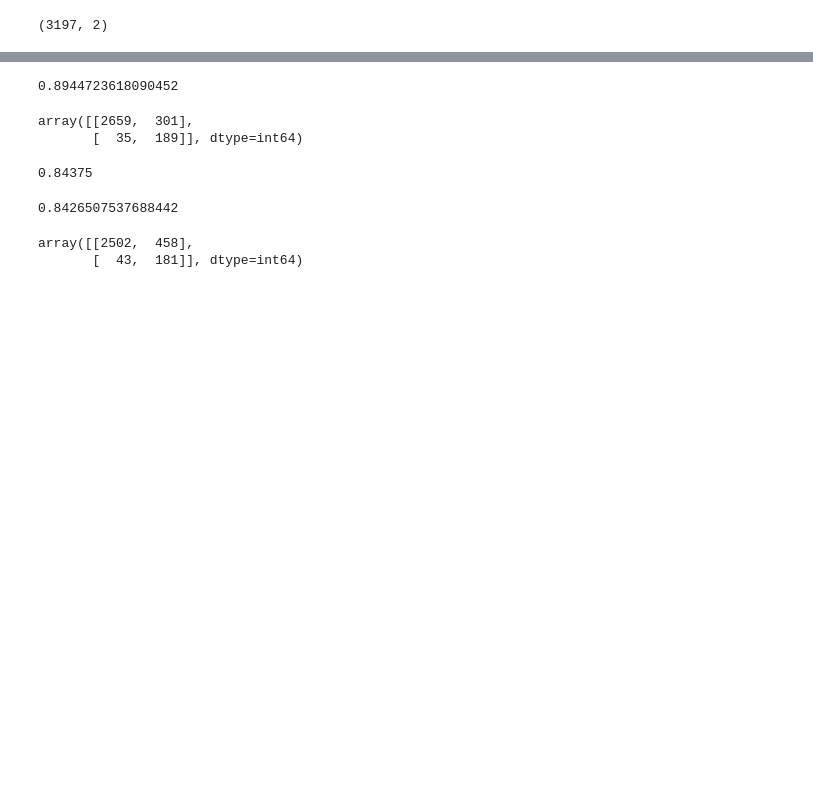
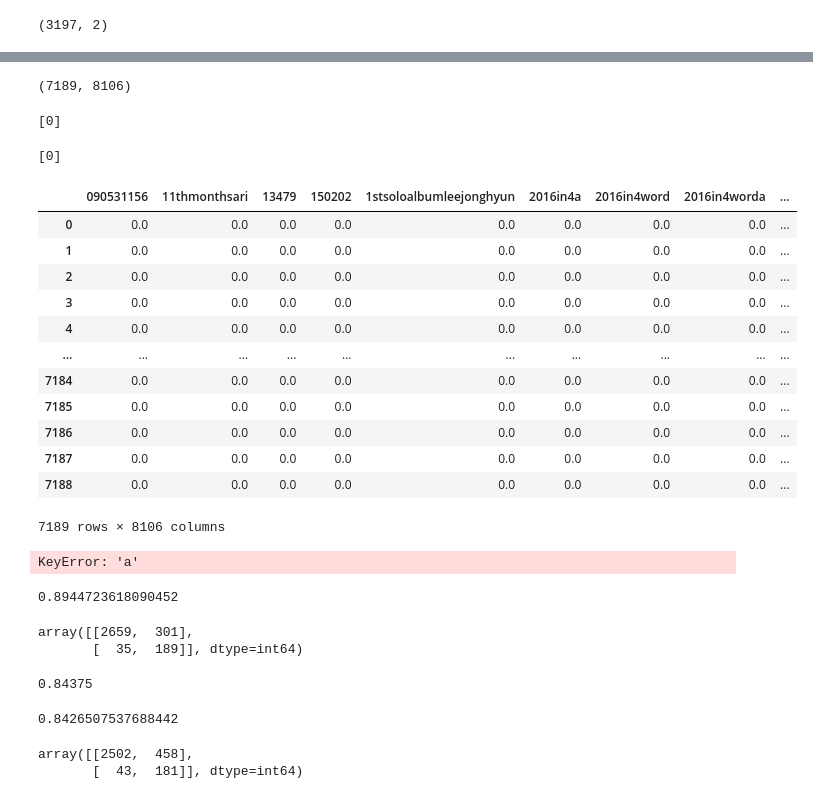
Before and after one commit to algostrat/sentimentAnalysis, a Jupyter notebook: notebook_abuse_model/Final working code - Copy.ipynb, the cells around one changed output, grey strips where cells are left out. Drawn from its saved outputs; the diff is of its cells as text; code cells hidden in the pictures; blank space fills up the shorter version.

```diff
--- a/notebook_abuse_model/Final working code - Copy.ipynb
+++ b/notebook_abuse_model/Final working code - Copy.ipynb
@@ -402,0 +521,4 @@ plt.axvline(0.5, linestyle='dashed')
+# %%
+X.shape
+# %% [output]
+(7189, 8106)
@@ -402,0 +527,9 @@ plt.axvline(0.5, linestyle='dashed')
+# %%
+#testing on a hateful instance
+X_train_hate_test = X_train_hate
+X_train_hate_test = X_train_hate_test.drop(['labelxyz'], axis = 1)
+X_train_hate_test.iloc[[0]]
+yhat = log_reg.predict(X_train_hate_test.iloc[[19]])
+print(yhat)
+# %% [output]
+[0]
@@ -403,3 +584,33 @@ plt.axvline(0.5, linestyle='dashed')
+# %%
+print(yhat)
+# %% [output]
+[0]
+# %%
+vectorizer = TfidfVectorizer() #i have this
+X = vectorizer.fit_transform(corpus) # i have this
+feature_names = vectorizer.get_feature_names() # i have this
+dense = X.todense()
+denselist = dense.tolist()
+df2 = pd.DataFrame(denselist, columns=feature_names)
+df2
+# %% [output]
+|  | 090531156 | 11thmonthsari | 13479 | 150202 | 1stsoloalbumleejonghyun | 2016in4a | 2016in4word | 2016in4worda | ... |
+| 0 | 0.0 | 0.0 | 0.0 | 0.0 | 0.0 | 0.0 | 0.0 | 0.0 | ... |
+| 1 | 0.0 | 0.0 | 0.0 | 0.0 | 0.0 | 0.0 | 0.0 | 0.0 | ... |
+| 2 | 0.0 | 0.0 | 0.0 | 0.0 | 0.0 | 0.0 | 0.0 | 0.0 | ... |
+| 3 | 0.0 | 0.0 | 0.0 | 0.0 | 0.0 | 0.0 | 0.0 | 0.0 | ... |
+| 4 | 0.0 | 0.0 | 0.0 | 0.0 | 0.0 | 0.0 | 0.0 | 0.0 | ... |
+| ... | ... | ... | ... | ... | ... | ... | ... | ... | ... |
+| 7184 | 0.0 | 0.0 | 0.0 | 0.0 | 0.0 | 0.0 | 0.0 | 0.0 | ... |
+| 7185 | 0.0 | 0.0 | 0.0 | 0.0 | 0.0 | 0.0 | 0.0 | 0.0 | ... |
+| 7186 | 0.0 | 0.0 | 0.0 | 0.0 | 0.0 | 0.0 | 0.0 | 0.0 | ... |
+| 7187 | 0.0 | 0.0 | 0.0 | 0.0 | 0.0 | 0.0 | 0.0 | 0.0 | ... |
+| 7188 | 0.0 | 0.0 | 0.0 | 0.0 | 0.0 | 0.0 | 0.0 | 0.0 | ... |
+7189 rows × 8106 columns
+# %%
+df2['a']
+# %% [output]
+KeyError: 'a'
 # %%
 from sklearn.ensemble import RandomForestClassifier
 # %%
```
Also changed, not shown: parts of 41 cells of this notebook, 1 other file.
